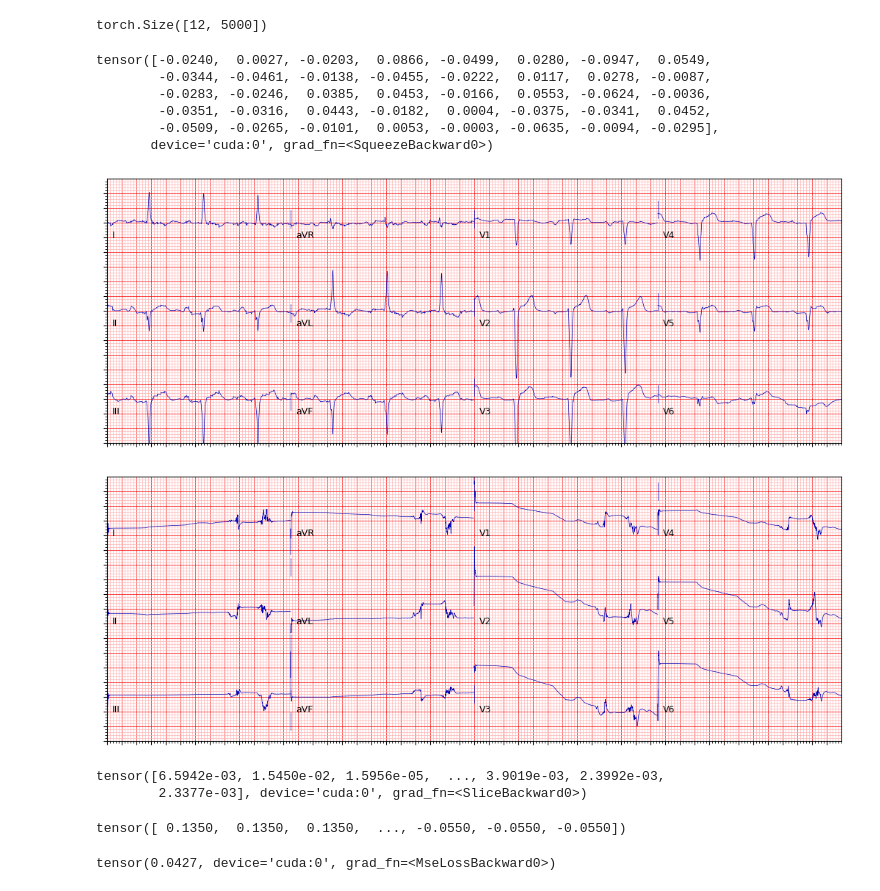
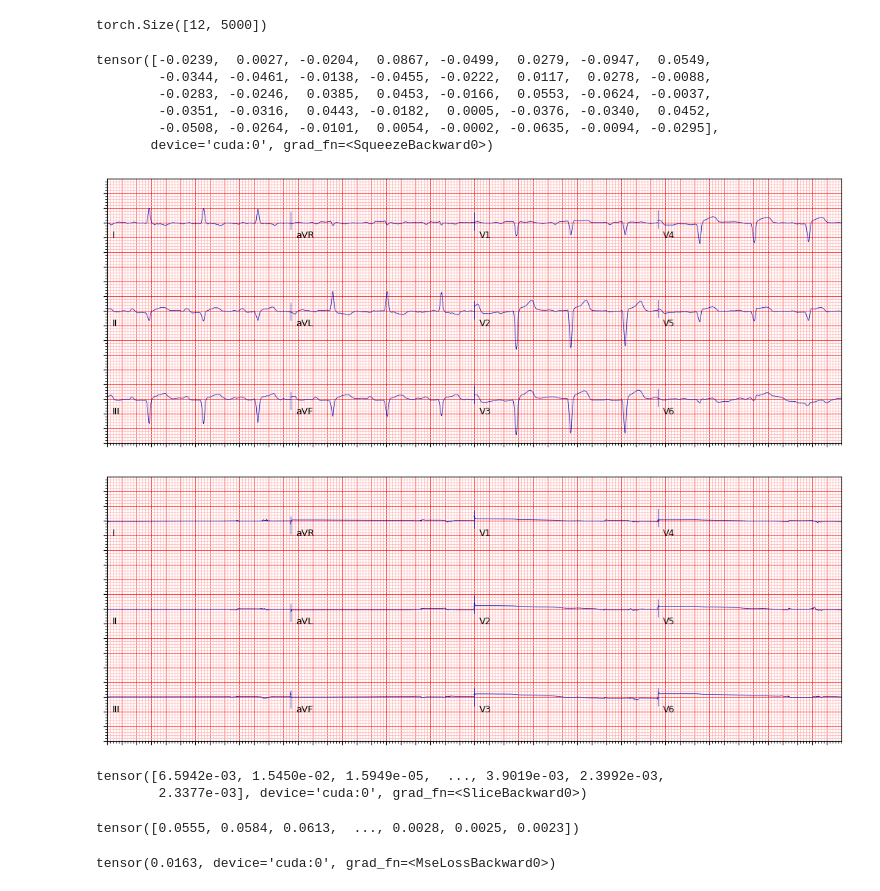
Before and after one commit to isears/ptbxlae, a Jupyter notebook: notebooks/generative_sandbox.ipynb, the cells around one changed output. Cells and saved outputs as stored; diff of their text form; code cells hidden in the pictures.

Commit message:
Implement cleaned and scaled dataset

```diff
--- a/notebooks/generative_sandbox.ipynb
+++ b/notebooks/generative_sandbox.ipynb
@@ -27,11 +25,11 @@ Resnet1dVAE(
   (sigma): Linear(in_features=40, out_features=40, bias=True)
 )
 # %%
-from ptbxlae.dataprocessing.ptbxlDS import PtbxlDS
+from ptbxlae.dataprocessing.ptbxlDS import PtbxlCleanDS
 
 SAMPLE_IDX = 100
 
-ds = PtbxlDS(root_folder="../data", lowres=False)
+ds = PtbxlCleanDS(root_folder="../data", lowres=False)
 sig = ds[SAMPLE_IDX]
 sig.shape
 # %% [output]
@@ -41,11 +39,11 @@ encoded = m.encoder(sig.to('cuda').unsqueeze(0))
 
 encoded.squeeze()
 # %% [output]
-tensor([-0.0240,  0.0027, -0.0203,  0.0866, -0.0499,  0.0280, -0.0947,  0.0549,
-        -0.0344, -0.0461, -0.0138, -0.0455, -0.0222,  0.0117,  0.0278, -0.0087,
-        -0.0283, -0.0246,  0.0385,  0.0453, -0.0166,  0.0553, -0.0624, -0.0036,
-        -0.0351, -0.0316,  0.0443, -0.0182,  0.0004, -0.0375, -0.0341,  0.0452,
-        -0.0509, -0.0265, -0.0101,  0.0053, -0.0003, -0.0635, -0.0094, -0.0295],
+tensor([-0.0239,  0.0027, -0.0204,  0.0867, -0.0499,  0.0279, -0.0947,  0.0549,
+        -0.0344, -0.0461, -0.0138, -0.0455, -0.0222,  0.0117,  0.0278, -0.0088,
+        -0.0283, -0.0246,  0.0385,  0.0453, -0.0166,  0.0553, -0.0624, -0.0037,
+        -0.0351, -0.0316,  0.0443, -0.0182,  0.0005, -0.0376, -0.0340,  0.0452,
+        -0.0508, -0.0264, -0.0101,  0.0054, -0.0002, -0.0635, -0.0094, -0.0295],
        device='cuda:0', grad_fn=<SqueezeBackward0>)
 # %%
 from ptbxlae.dataprocessing import plot_raw_data
@@ -53,23 +51,23 @@ from ptbxlae.dataprocessing import plot_raw_data
 # before
 plot_raw_data(sig, {'fs': 500})
 # %% [output]
-[figure, old version]
+[figure, new version]
 # %%
 # After
 decoded = m.decoder(encoded)
-plot_raw_data(decoded[0].detach().to('cpu').numpy() * 100, {'fs': 500})
+plot_raw_data(decoded[0].detach().to('cpu').numpy() * 10, {'fs': 500})
 # %% [output]
-[figure, old version]
+[figure, new version]
 # %%
 decoded[0,5,:]
 # %% [output]
-tensor([6.5942e-03, 1.5450e-02, 1.5956e-05,  ..., 3.9019e-03, 2.3992e-03,
+tensor([6.5942e-03, 1.5450e-02, 1.5949e-05,  ..., 3.9019e-03, 2.3992e-03,
         2.3377e-03], device='cuda:0', grad_fn=<SliceBackward0>)
 # %%
 sig[5,:]
 # %% [output]
-tensor([ 0.1350,  0.1350,  0.1350,  ..., -0.0550, -0.0550, -0.0550])
+tensor([0.0555, 0.0584, 0.0613,  ..., 0.0028, 0.0025, 0.0023])
 # %%
 torch.nn.functional.mse_loss(decoded[0,5,:], sig[5,:].to('cuda'))
 # %% [output]
-tensor(0.0427, device='cuda:0', grad_fn=<MseLossBackward0>)
+tensor(0.0163, device='cuda:0', grad_fn=<MseLossBackward0>)
```
Also changed, not shown: parts of 2 cells of this notebook, 4 other files.
